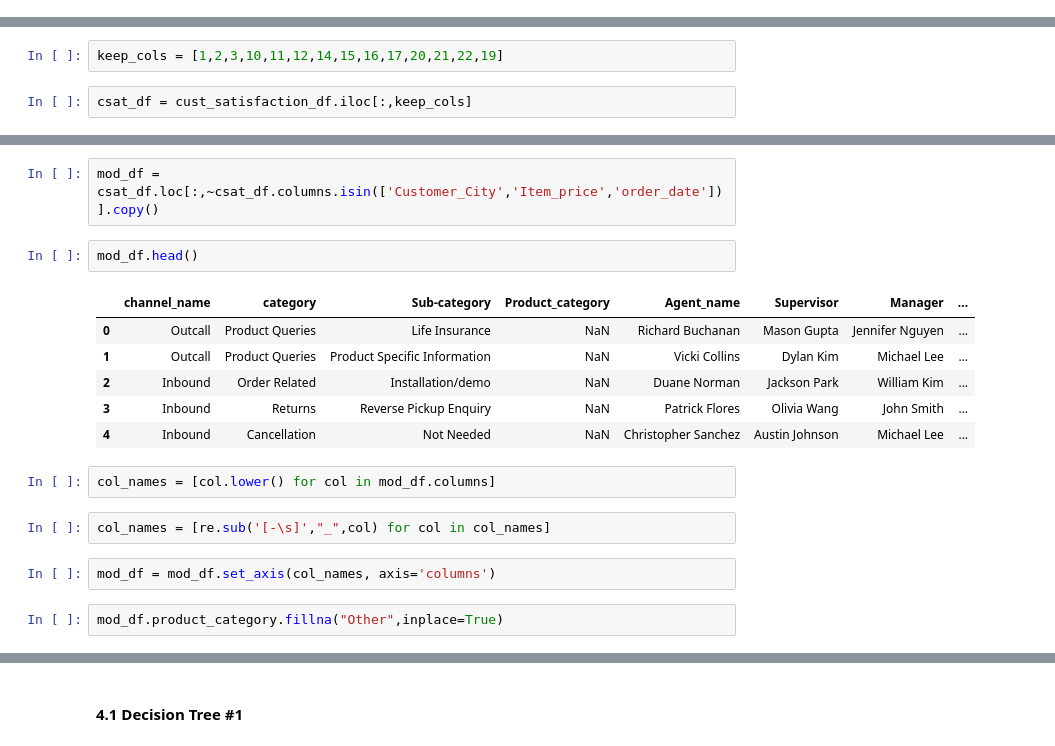
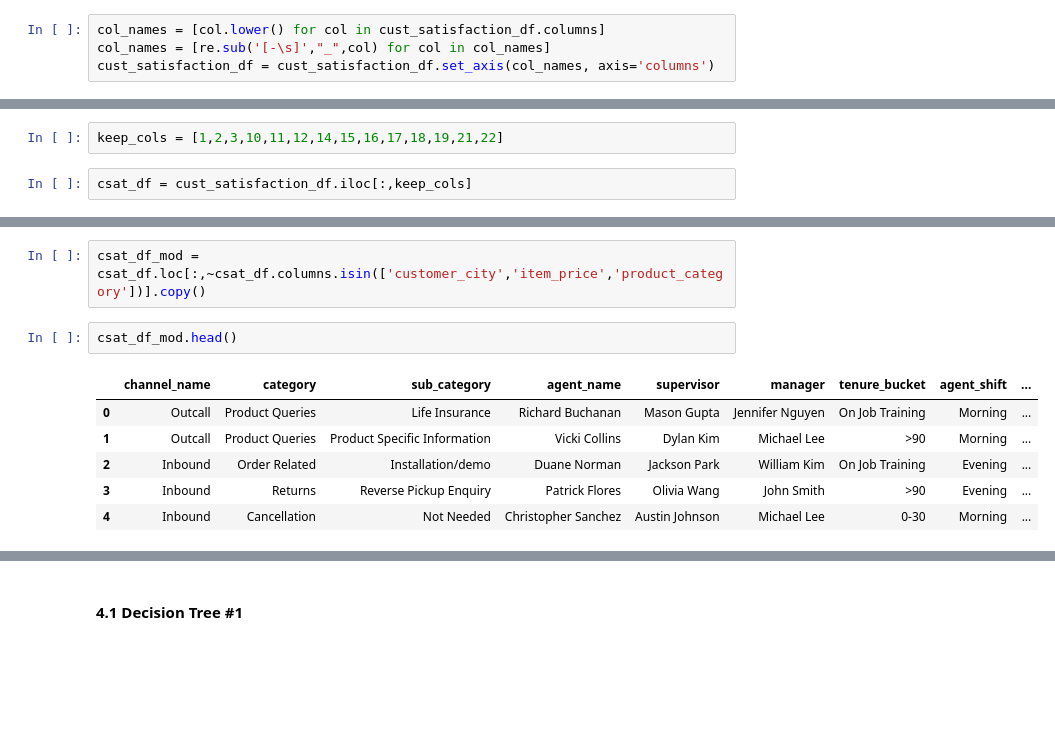
Before and after one commit to klmartin1998/spring2024-data622, a Jupyter notebook: assignments/assignment2/data622_assignment2.ipynb, the cells around one changed output, grey strips where cells are left out. Saved outputs shown, nothing was run; the diff lists cells and outputs as text; blank space fills up the shorter version.

```diff
--- a/assignments/assignment2/data622_assignment2.ipynb
+++ b/assignments/assignment2/data622_assignment2.ipynb
@@ -103,3 +93,7 @@ For the machine learning portion, we are going to build a decision tree to predi
+# %%
+col_names = [col.lower() for col in cust_satisfaction_df.columns]
+col_names = [re.sub('[-\s]',"_",col) for col in col_names]
+cust_satisfaction_df = cust_satisfaction_df.set_axis(col_names, axis='columns')
 # %%
 cust_satisfaction_df.head()
 # %% [output]
@@ -133,5 +355,5 @@ pd.DataFrame(cust_satisfaction_df.columns)
 # %%
-keep_cols = [1,2,3,10,11,12,14,15,16,17,20,21,22,19]
+keep_cols = [1,2,3,10,11,12,14,15,16,17,18,19,21,22]
 # %%
 csat_df = cust_satisfaction_df.iloc[:,keep_cols]
 # %%
@@ -155,19 +376,11 @@ Make additional changes to the data to clean up the available features
 # %%
-mod_df = csat_df.loc[:,~csat_df.columns.isin(['Customer_City','Item_price','order_date'])].copy()
+csat_df_mod = csat_df.loc[:,~csat_df.columns.isin(['customer_city','item_price','product_category'])].copy()
 # %%
-mod_df.head()
+csat_df_mod.head()
 # %% [output]
-|  | channel_name | category | Sub-category | Product_category | Agent_name | Supervisor | Manager | ... |
-| 0 | Outcall | Product Queries | Life Insurance | NaN | Richard Buchanan | Mason Gupta | Jennifer Nguyen | ... |
-| 1 | Outcall | Product Queries | Product Specific Information | NaN | Vicki Collins | Dylan Kim | Michael Lee | ... |
-| 2 | Inbound | Order Related | Installation/demo | NaN | Duane Norman | Jackson Park | William Kim | ... |
-| 3 | Inbound | Returns | Reverse Pickup Enquiry | NaN | Patrick Flores | Olivia Wang | John Smith | ... |
-| 4 | Inbound | Cancellation | Not Needed | NaN | Christopher Sanchez | Austin Johnson | Michael Lee | ... |
+|  | channel_name | category | sub_category | agent_name | supervisor | manager | tenure_bucket | agent_shift | ... |
+| 0 | Outcall | Product Queries | Life Insurance | Richard Buchanan | Mason Gupta | Jennifer Nguyen | On Job Training | Morning | ... |
+| 1 | Outcall | Product Queries | Product Specific Information | Vicki Collins | Dylan Kim | Michael Lee | >90 | Morning | ... |
+| 2 | Inbound | Order Related | Installation/demo | Duane Norman | Jackson Park | William Kim | On Job Training | Evening | ... |
+| 3 | Inbound | Returns | Reverse Pickup Enquiry | Patrick Flores | Olivia Wang | John Smith | >90 | Evening | ... |
+| 4 | Inbound | Cancellation | Not Needed | Christopher Sanchez | Austin Johnson | Michael Lee | 0-30 | Morning | ... |
-# %%
-col_names = [col.lower() for col in mod_df.columns]
-# %%
-col_names = [re.sub('[-\s]',"_",col) for col in col_names]
-# %%
-mod_df = mod_df.set_axis(col_names, axis='columns')
-# %%
-mod_df.product_category.fillna("Other",inplace=True)
```
Also changed, not shown: parts of 70 cells of this notebook.
